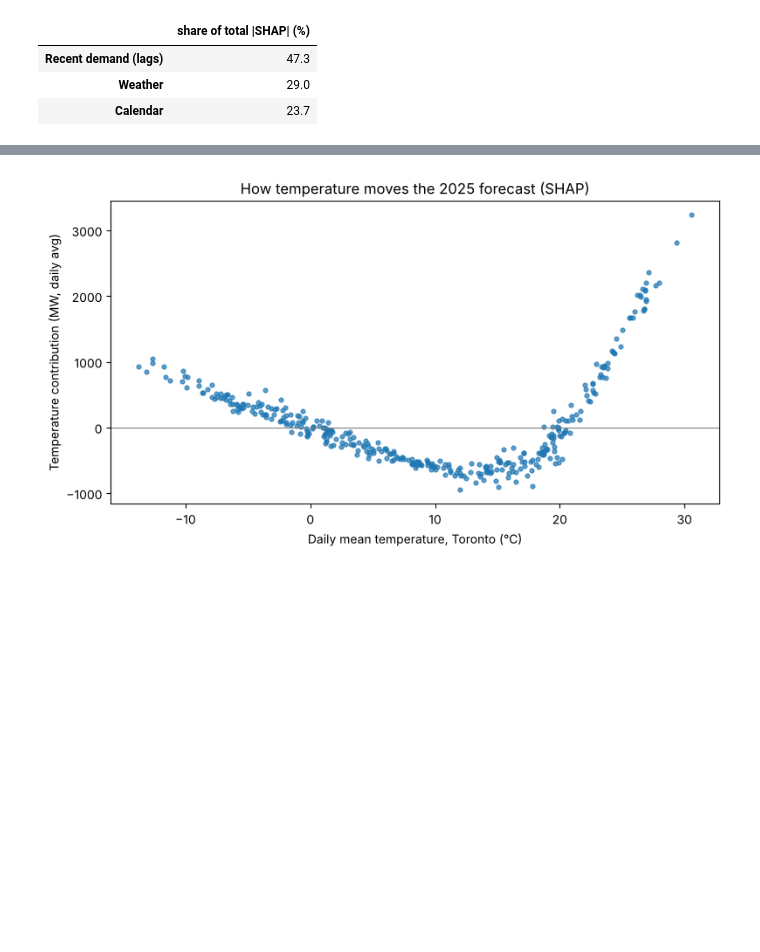
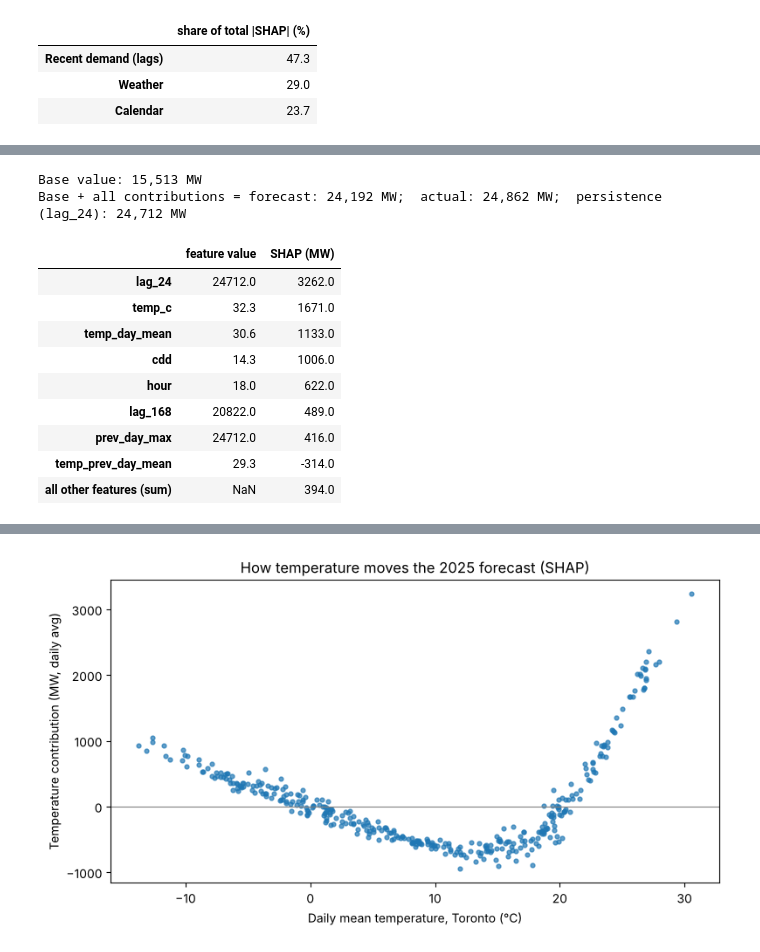
Before and after one commit to zekiyerdem/ontario-demand-forecast, a Jupyter notebook: 04_shap_explainability.ipynb, the cells around one changed output, grey strips where cells are left out. Cells and saved outputs as stored; diff of their text form; code cells hidden in the pictures; blank space fills up the shorter version.

```diff
--- a/04_shap_explainability.ipynb
+++ b/04_shap_explainability.ipynb
@@ -89,0 +133,26 @@ group_share.to_frame("share of total |SHAP| (%)")
+# %%
+hour_ts = pd.Timestamp("2025-06-24 18:00")
+i = X_test.index.get_loc(hour_ts)
+base = float(np.ravel(sv.base_values)[i])
+contrib = pd.Series(sv.values[i], index=FEATURES)
+contrib = contrib.reindex(contrib.abs().sort_values(ascending=False).index)
+top = contrib.head(8)
+receipt = pd.DataFrame({"feature value": X_test.iloc[i][top.index].round(1), "SHAP (MW)": top.round(0)})
+receipt.loc["all other features (sum)"] = [np.nan, round(contrib.iloc[8:].sum())]
+print(f"Base value: {base:,.0f} MW")
+print(f"Base + all contributions = forecast: {base + contrib.sum():,.0f} MW;  actual: {y_test.iloc[i]:,.0f} MW;  "
+      f"persistence (lag_24): {X_test.iloc[i]['lag_24']:,.0f} MW")
+receipt
+# %% [output]
+Base value: 15,513 MW
+Base + all contributions = forecast: 24,192 MW;  actual: 24,862 MW;  persistence (lag_24): 24,712 MW
+|  | feature value | SHAP (MW) |
+| lag_24 | 24712.0 | 3262.0 |
+| temp_c | 32.3 | 1671.0 |
+| temp_day_mean | 30.6 | 1133.0 |
+| cdd | 14.3 | 1006.0 |
+| hour | 18.0 | 622.0 |
+| lag_168 | 20822.0 | 489.0 |
+| prev_day_max | 24712.0 | 416.0 |
+| temp_prev_day_mean | 29.3 | -314.0 |
+| all other features (sum) | NaN | 394.0 |
```
Also changed, not shown: parts of 18 cells of this notebook, 2 other files.
